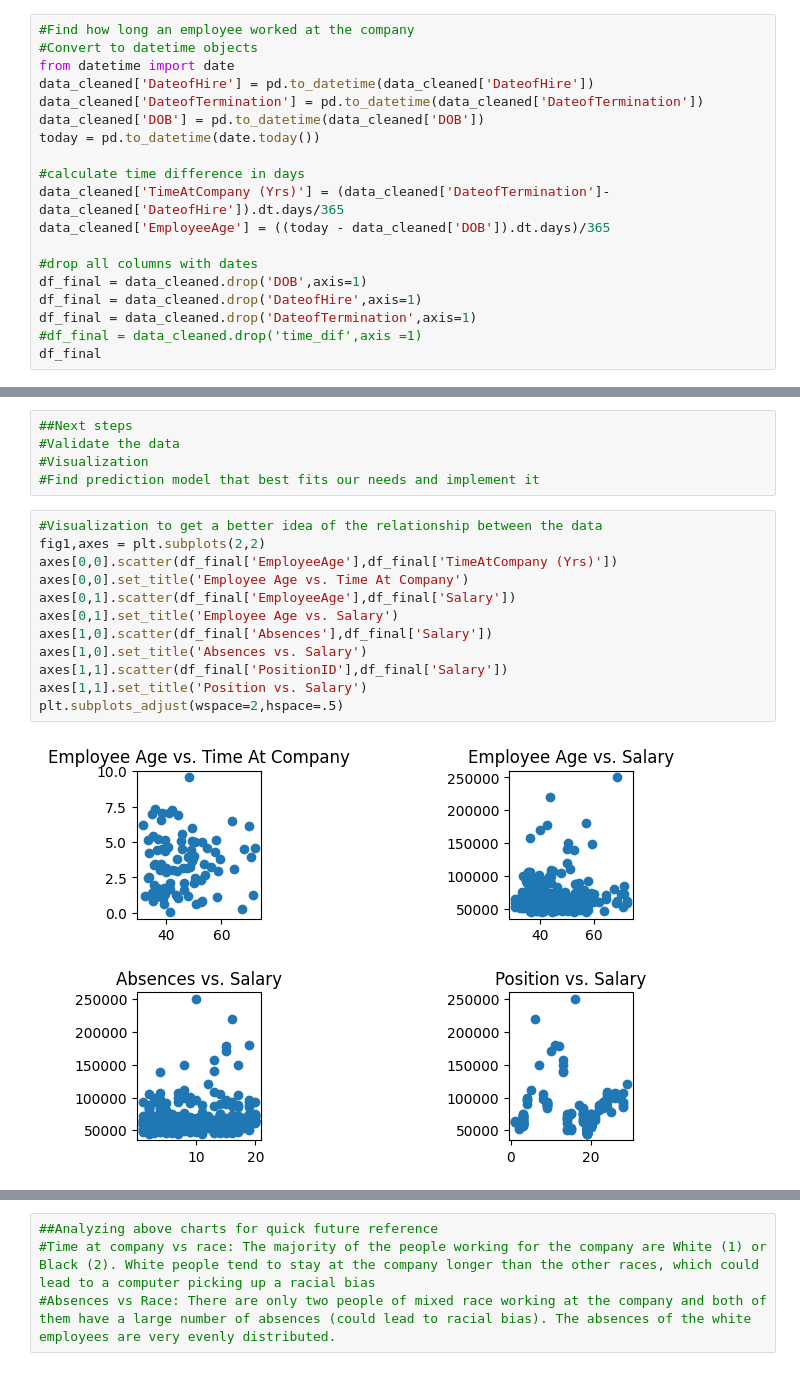
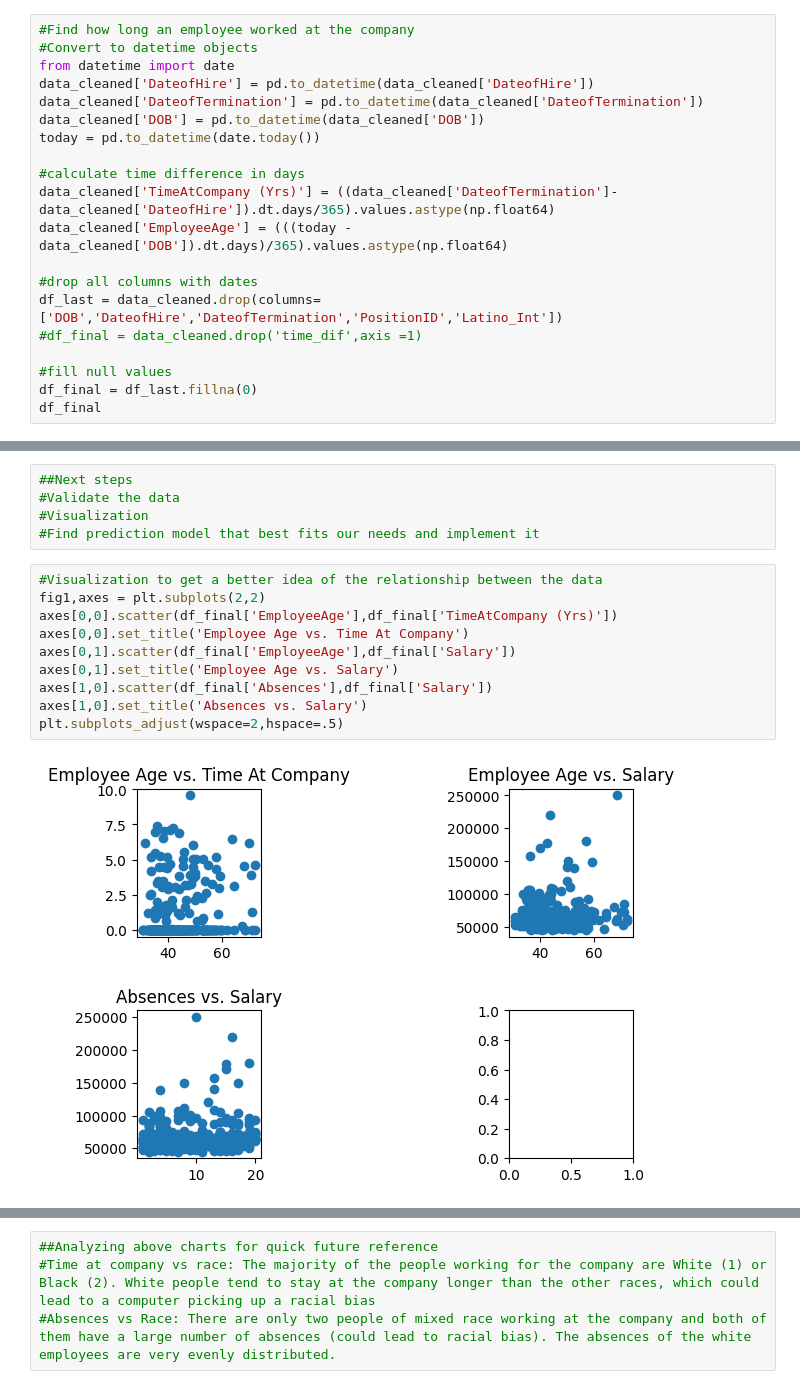
Before and after one commit to akazachk-teaching/Project-Group-5, a Jupyter notebook: project-code.ipynb, the cells around one changed output, grey strips where cells are left out. Cells and saved outputs as stored; diff of their text form.

```diff
--- a/project-code.ipynb
+++ b/project-code.ipynb
@@ -138,13 +144,14 @@ data_cleaned['DOB'] = pd.to_datetime(data_cleaned['DOB'])
 today = pd.to_datetime(date.today())
 
 #calculate time difference in days
-data_cleaned['TimeAtCompany (Yrs)'] = (data_cleaned['DateofTermination']-data_cleaned['DateofHire']).dt.days/365
-data_cleaned['EmployeeAge'] = ((today - data_cleaned['DOB']).dt.days)/365
+data_cleaned['TimeAtCompany (Yrs)'] = ((data_cleaned['DateofTermination']-data_cleaned['DateofHire']).dt.days/365).values.astype(np.float64)
+data_cleaned['EmployeeAge'] = (((today - data_cleaned['DOB']).dt.days)/365).values.astype(np.float64)
 
 #drop all columns with dates
-df_final = data_cleaned.drop('DOB',axis=1)
-df_final = data_cleaned.drop('DateofHire',axis=1)
-df_final = data_cleaned.drop('DateofTermination',axis=1)
+df_last = data_cleaned.drop(columns=['DOB','DateofHire','DateofTermination','PositionID','Latino_Int'])
 #df_final = data_cleaned.drop('time_dif',axis =1)
+
+#fill null values
+df_final = df_last.fillna(0)
 df_final
 # %% [output]
@@ -182,17 +189,15 @@ df_final.describe()
 # %%
 #Visualization to get a better idea of the relationship between the data
 fig1,axes = plt.subplots(2,2)
 axes[0,0].scatter(df_final['EmployeeAge'],df_final['TimeAtCompany (Yrs)'])
 axes[0,0].set_title('Employee Age vs. Time At Company')
 axes[0,1].scatter(df_final['EmployeeAge'],df_final['Salary'])
 axes[0,1].set_title('Employee Age vs. Salary')
 axes[1,0].scatter(df_final['Absences'],df_final['Salary'])
 axes[1,0].set_title('Absences vs. Salary')
-axes[1,1].scatter(df_final['PositionID'],df_final['Salary'])
-axes[1,1].set_title('Position vs. Salary')
 plt.subplots_adjust(wspace=2,hspace=.5)
 # %% [output]
-[figure, old version]
+[figure, new version]
 # %%
 #More data visualization
 fig2, axes = plt.subplots(2,2)
```
Also changed, not shown: parts of 10 cells of this notebook.
